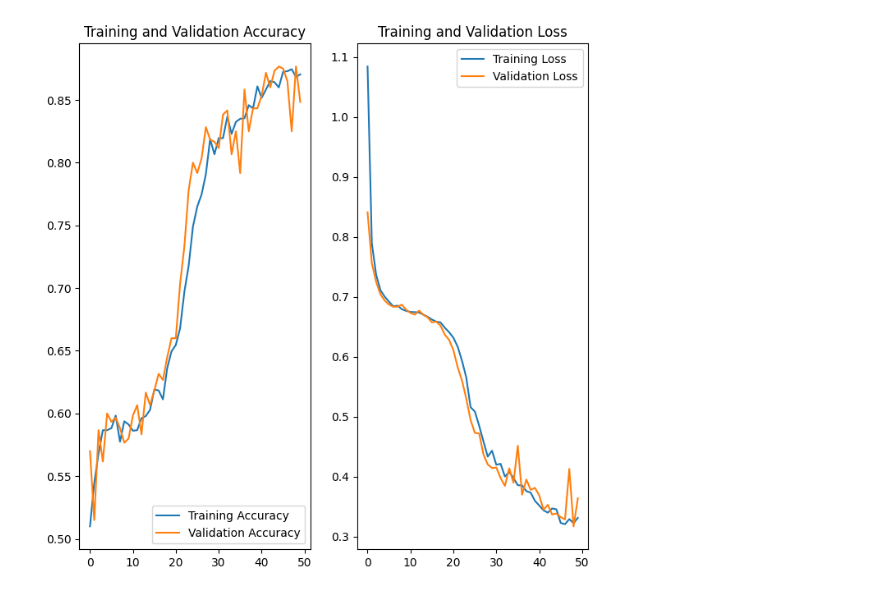
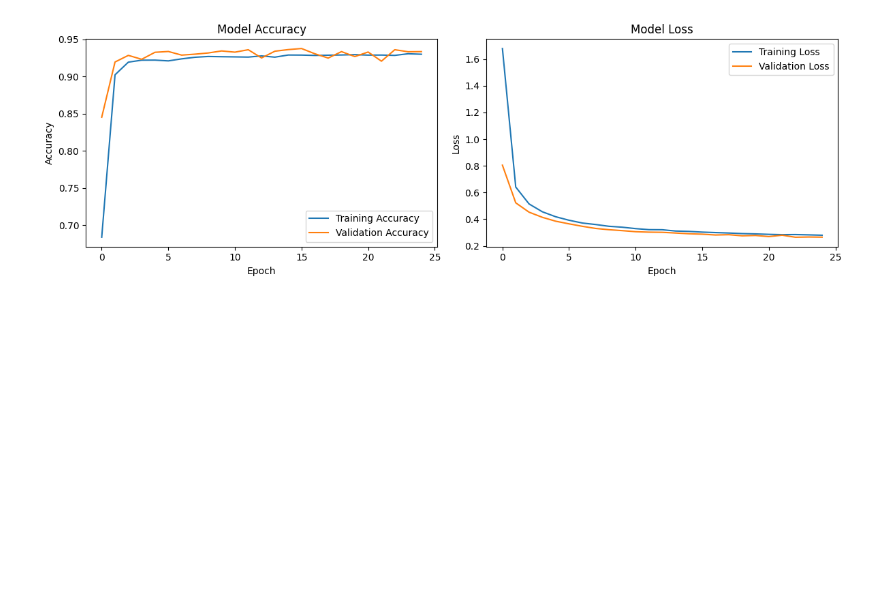
Before and after one commit to eaderogba/MP_Detection_ML, a Jupyter notebook: classification_code.ipynb, the cells around one changed output. Drawn from its saved outputs; the diff is of its cells as text; code cells hidden in the pictures; blank space fills up the shorter version.

```diff
--- a/classification_code.ipynb
+++ b/classification_code.ipynb
@@ -159,6 +169,0 @@ early_stop = EarlyStopping(monitor='val_loss', patience=5, restore_best_weights=
-# %%
-# Compile the model
-model.compile(
-  optimizer='adam',
-  loss=tf.losses.BinaryCrossentropy(from_logits=False),
-  metrics=['accuracy'])
@@ -190,0 +170,13 @@ Epoch 50/50
+# %%
+# Callbacks
+early_stop = EarlyStopping(monitor='val_loss', patience=10, restore_best_weights=True)
+reduce_lr = ReduceLROnPlateau(monitor='val_loss', factor=0.2, patience=5, min_lr=0.00001)
+
+# Train the model
+history = model.fit(
+    train_ds,
+    batch_size=32,
+    epochs=25,
+    validation_data=val_ds,
+    callbacks=[early_stop, reduce_lr]
+)
@@ -191,25 +189,23 @@ Epoch 50/50
 # %%
-# Visualise training results
-acc = history.history['accuracy']
-val_acc = history.history['val_accuracy']
-
-loss = history.history['loss']
-val_loss = history.history['val_loss']
-
-epochs_range = range(epochs)
-
-plt.figure(figsize=(8, 8))
+# Plot training history
+plt.figure(figsize=(12, 4))
 plt.subplot(1, 2, 1)
-plt.plot(epochs_range, acc, label='Training Accuracy')
-plt.plot(epochs_range, val_acc, label='Validation Accuracy')
-plt.legend(loc='lower right')
-plt.title('Training and Validation Accuracy')
+plt.plot(history.history['accuracy'], label='Training Accuracy')
+plt.plot(history.history['val_accuracy'], label='Validation Accuracy')
+plt.title('Model Accuracy')
+plt.xlabel('Epoch')
+plt.ylabel('Accuracy')
+plt.legend()
 
 plt.subplot(1, 2, 2)
-plt.plot(epochs_range, loss, label='Training Loss')
-plt.plot(epochs_range, val_loss, label='Validation Loss')
-plt.legend(loc='upper right')
-plt.title('Training and Validation Loss')
+plt.plot(history.history['loss'], label='Training Loss')
+plt.plot(history.history['val_loss'], label='Validation Loss')
+plt.title('Model Loss')
+plt.xlabel('Epoch')
+plt.ylabel('Loss')
+plt.legend()
+
+plt.tight_layout()
 plt.show()
 # %% [output]
-[figure, old version]
+[figure, new version]
```
Also changed, not shown: parts of 21 cells of this notebook.
